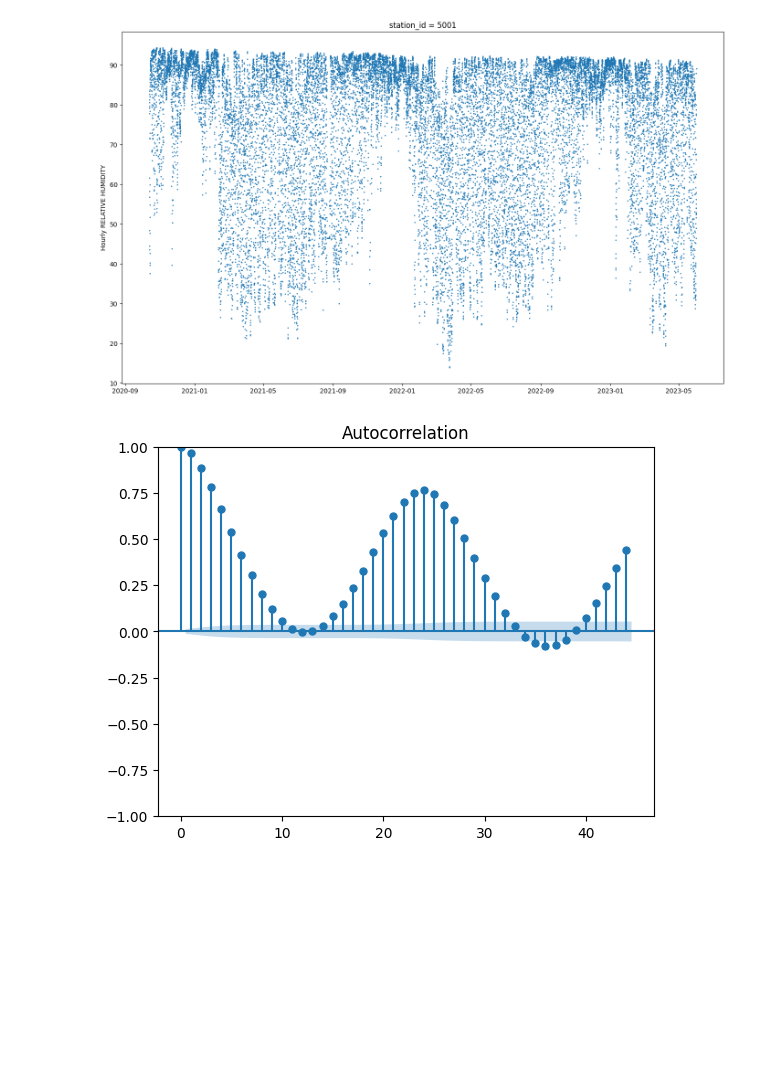
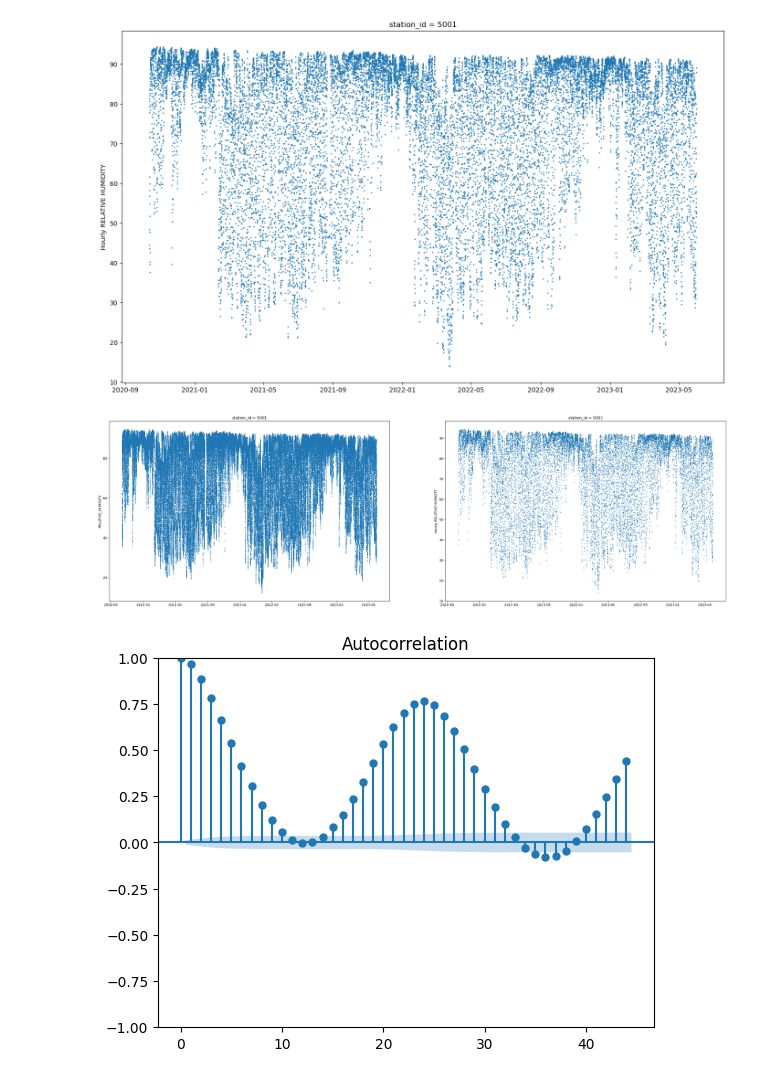
Before and after one commit to bregina98/Local-prediction-of-weather-parameters-based-on-historical-data, a Jupyter notebook: training data files/relative_humidity.ipynb, the cells around one changed output. Saved outputs shown, nothing was run; the diff lists cells and outputs as text; code cells hidden in the pictures; blank space fills up the shorter version.

```diff
--- a/training data files/relative_humidity.ipynb
+++ b/training data files/relative_humidity.ipynb
@@ -112,6 +112,20 @@ plt.show()
 
 [23052 rows x 1 columns]
 [figure]
+# %%
+fig, axs = plt.subplots(1, 2, figsize=(34, 10))
+
+axs[0].scatter(humidity_all.index, humidity_all['RELATIVE_HUMIDITY'],s=1)
+axs[0].set_ylabel('RELATIVE_HUMIDITY')
+axs[0].set_title(f'station_id = {station_id}')
+
+axs[1].scatter(humidity_hourly.index, humidity_hourly['RELATIVE_HUMIDITY'],s=1)
+axs[1].set_ylabel('Hourly RELATIVE HUMIDITY')
+axs[1].set_title(f'station_id = {station_id}')
+
+plt.show()
+# %% [output]
+[figure, added]
 # %%
 # ARIMA(p, d, q)
 
```
Also changed, not shown: parts of 1 cell of this notebook, 6 other files.
